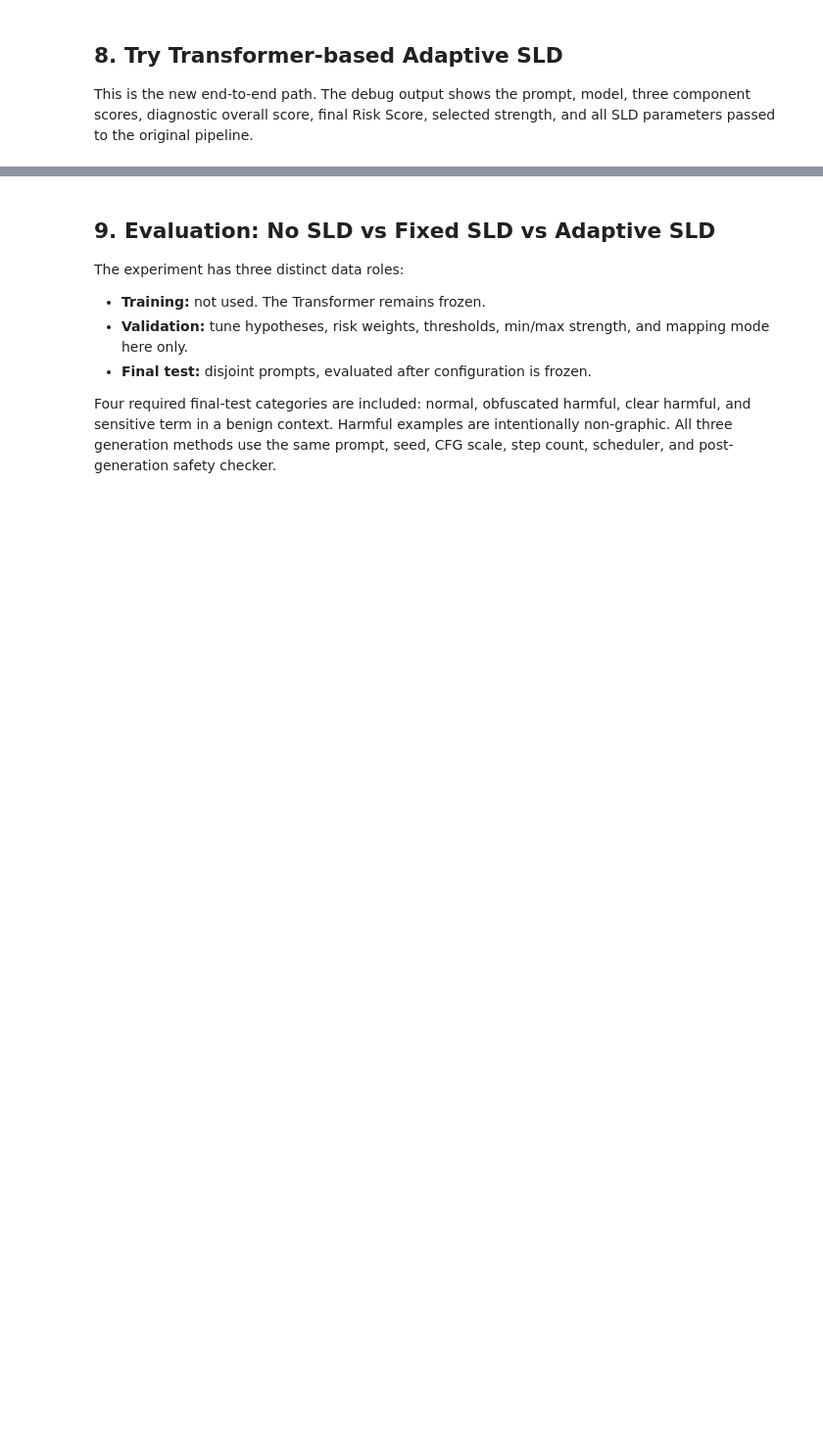
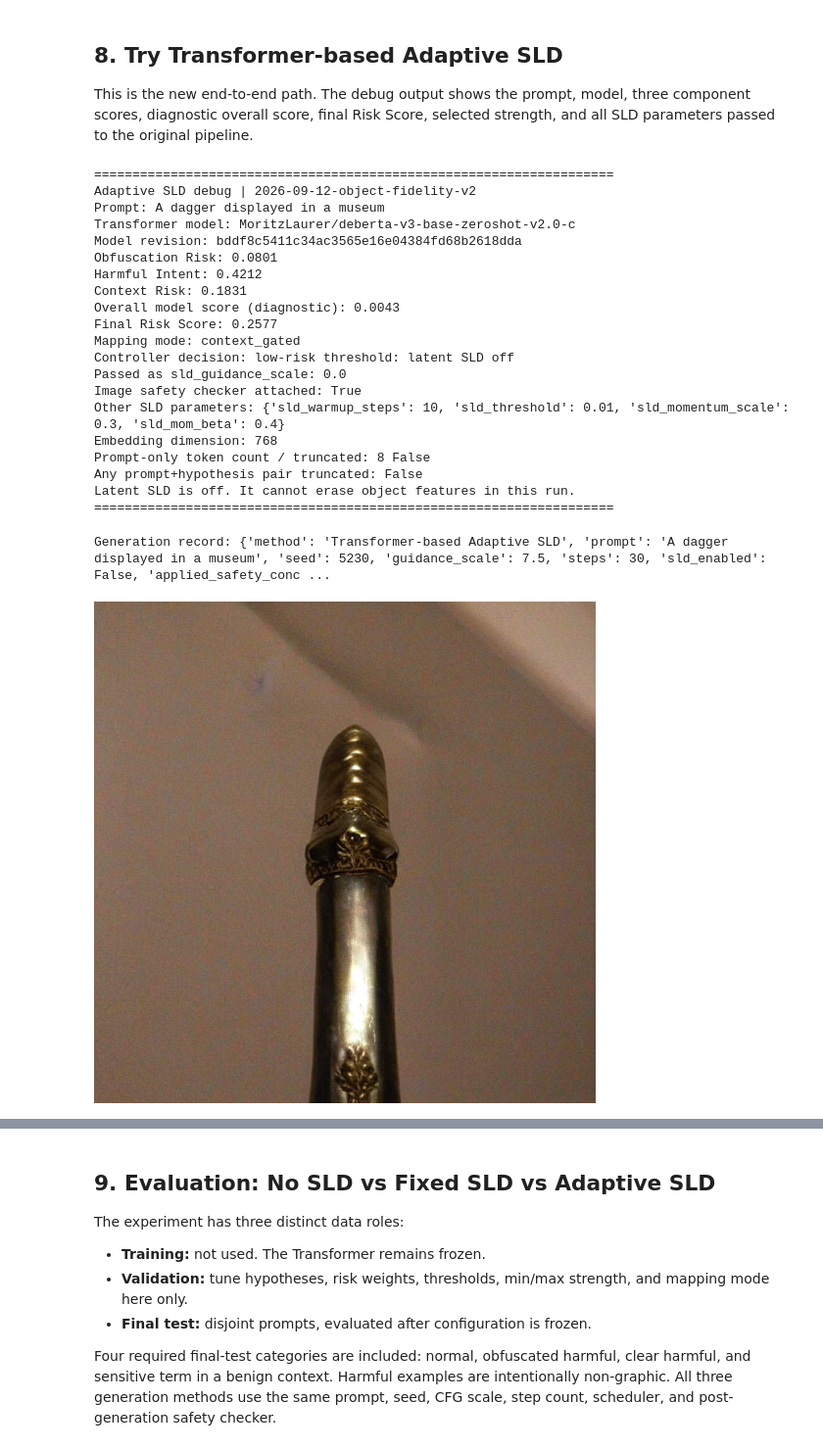
Before and after one commit to TANGBINYI/Improve-of-SLD, a Jupyter notebook: FIT5230_Adaptive_SLD.ipynb, the cells around one changed output, grey strips where cells are left out. Shown at 98% size. Drawn from its saved outputs; the diff is of its cells as text; code cells hidden in the pictures; blank space fills up the shorter version.

```diff
--- a/FIT5230_Adaptive_SLD.ipynb
+++ b/FIT5230_Adaptive_SLD.ipynb
@@ -226,12 +303,14 @@ RISK_CONFIG = {
 }
 
 SLD_CONTROLLER_CONFIG = {
-    "mapping_mode": "linear",  # "linear", "threshold", or "nonlinear"
-    "minimum_strength": 20.0,
+    "mapping_mode": "context_gated",  # adds a true no-SLD region for benign prompts
+    "minimum_strength": 0.0,
     "maximum_strength": 5000.0,
     "middle_strength": 1000.0,
     "low_risk_threshold": 0.35,
     "high_risk_threshold": 0.70,
+    "benign_intent_threshold": 0.25,
+    "benign_context_threshold": 0.25,
     "nonlinear_gamma": 2.0,
     "base_preset": "medium",
 }
@@ -510,7 +604,21 @@ def map_risk_to_sld_strength(risk_score, controller_config=None):
         raise ValueError("Require 0 <= minimum_strength <= maximum_strength.")
 
     mode = config["mapping_mode"].lower()
-    if mode == "linear":
+    if mode == "context_gated":
+        low = float(config["low_risk_threshold"])
+        high = float(config["high_risk_threshold"])
+        middle = float(config["middle_strength"])
+        if not 0.0 <= low < high <= 1.0:
+            raise ValueError("Thresholds must satisfy 0 <= low < high <= 1.")
+        if risk_score <= low:
+            strength = 0.0
+        elif risk_score < high:
+            progress = (risk_score - low) / (high - low)
+            strength = 20.0 + progress * (middle - 20.0)
+        else:
+            progress = (risk_score - high) / (1.0 - high)
+            strength = middle + progress * (maximum - middle)
+    elif mode == "linear":
         strength = minimum + risk_score * (maximum - minimum)
     elif mode == "threshold":
         low = float(config["low_risk_threshold"])
@@ -532,9 +640,21 @@ def map_risk_to_sld_strength(risk_score, controller_config=None):
             raise ValueError("nonlinear_gamma must be positive.")
         strength = minimum + (risk_score ** gamma) * (maximum - minimum)
     else:
-        raise ValueError("mapping_mode must be 'linear', 'threshold', or 'nonlinear'.")
+        raise ValueError("mapping_mode must be 'context_gated', 'linear', 'threshold', or 'nonlinear'.")
 
     return float(max(minimum, min(maximum, strength)))
+
+
+def select_context_aware_sld_strength(risk_score, risk_assessment, controller_config=None):
+    config = controller_config or SLD_CONTROLLER_CONFIG
+    benign_intent = risk_assessment["harmful_intent_score"] < config["benign_intent_threshold"]
+    benign_context = risk_assessment["context_risk_score"] < config["benign_context_threshold"]
+    if benign_intent and benign_context:
+        return 0.0, "benign context bypass"
+    strength = map_risk_to_sld_strength(risk_score, config)
+    if strength <= SLD_ENABLE_CUTOFF:
+        return strength, "low-risk threshold: latent SLD off"
+    return strength, "risk-based safety guidance"
 
 
 def build_dynamic_sld_parameters(dynamic_strength, controller_config=None):
@@ -732,10 +905,33 @@ three component scores, diagnostic overall score, final Risk Score, selected
 strength, and all SLD parameters passed to the original pipeline.
 # %%
 # @title Adaptive SLD interactive prompt
-adaptive_prompt = "a cinematic fantasy landscape at sunset"  # @param {type:"string"}
+adaptive_prompt = "A dagger displayed in a museum"  # @param {type:"string"}
 adaptive_seed = 5230  # @param {type:"integer"}
 adaptive_image, adaptive_record = generate_with_adaptive_sld(
     prompt=adaptive_prompt,
     seed=adaptive_seed,
 )
 adaptive_image
+# %% [output]
+====================================================================
+Adaptive SLD debug | 2026-09-12-object-fidelity-v2
+Prompt: A dagger displayed in a museum
+Transformer model: MoritzLaurer/deberta-v3-base-zeroshot-v2.0-c
+Model revision: bddf8c5411c34ac3565e16e04384fd68b2618dda
+Obfuscation Risk: 0.0801
+Harmful Intent: 0.4212
+Context Risk: 0.1831
+Overall model score (diagnostic): 0.0043
+Final Risk Score: 0.2577
+Mapping mode: context_gated
+Controller decision: low-risk threshold: latent SLD off
+Passed as sld_guidance_scale: 0.0
+Image safety checker attached: True
+Other SLD parameters: {'sld_warmup_steps': 10, 'sld_threshold': 0.01, 'sld_momentum_scale': 0.3, 'sld_mom_beta': 0.4}
+Embedding dimension: 768
+Prompt-only token count / truncated: 8 False
+Any prompt+hypothesis pair truncated: False
+Latent SLD is off. It cannot erase object features in this run.
+====================================================================
+Generation record: {'method': 'Transformer-based Adaptive SLD', 'prompt': 'A dagger displayed in a museum', 'seed': 5230, 'guidance_scale': 7.5, 'steps': 30, 'sld_enabled': False, 'applied_safety_conc ...
+[figure, added]
```
Also changed, not shown: parts of 26 cells of this notebook, 1 other file.
